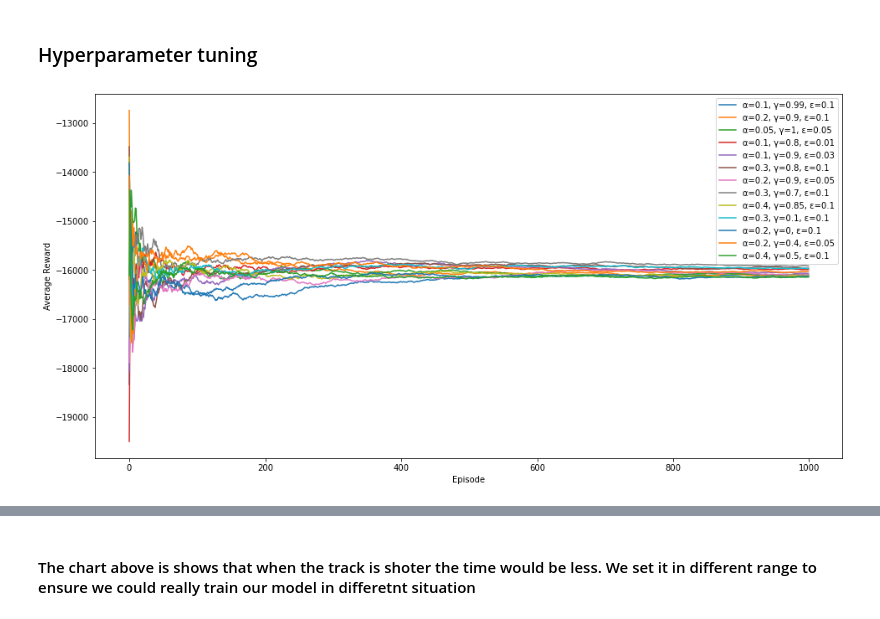
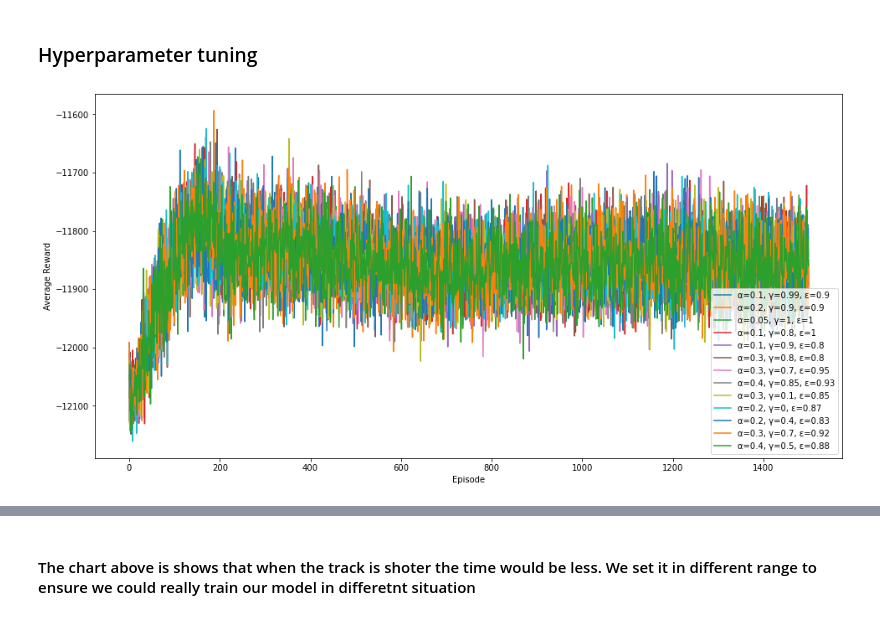
Before and after one commit to KradNosnatef/CS609-Project, a Jupyter notebook: Task1_QLearning_Yi.ipynb, the cells around one changed output, grey strips where cells are left out. Saved outputs shown, nothing was run; the diff lists cells and outputs as text; code cells hidden in the pictures.

Commit message:
modify epsilon to epsilon decay

```diff
--- a/Task1_QLearning_Yi.ipynb
+++ b/Task1_QLearning_Yi.ipynb
@@ -142,11 +142,12 @@ class Track:
 
 
 class QLearningAgent:
-    def __init__(self, n_actions=5, alpha=0.1, gamma=0.99, epsilon=0.1):
+    def __init__(self, n_actions=5, alpha=0.1, gamma=0.99, epsilon=0.8, epsilon_decay=0.995):
         self.n_actions = n_actions
         self.alpha = alpha
         self.gamma = gamma
         self.epsilon = epsilon
+        self.epsilon_decay = epsilon_decay
         self.q_table = {}
 
     def _discretize_state(self, state):
@@ -155,6 +156,7 @@ class QLearningAgent:
 
     def act(self, state):
         discrete_state = self._discretize_state(state)
+        self.epsilon = self.epsilon * self.epsilon_decay
         if np.random.uniform(0, 1) < self.epsilon:
             return np.random.randint(self.n_actions)
         return np.argmax(self.get_q_values(discrete_state))
@@ -177,65 +179,60 @@ env = Track(new_car)
 
 agent = QLearningAgent()
 
-EPISODES = 1000
+EPISODES = 1500
 
 # Define different parameter sets
 parameter_sets = [
-    {"alpha": 0.1, "gamma": 0.99, "epsilon": 0.1},
-    {"alpha": 0.2, "gamma": 0.9, "epsilon": 0.1},
-    {"alpha": 0.05, "gamma": 1, "epsilon": 0.05},
-    {"alpha": 0.1, "gamma": 0.8, "epsilon": 0.01},
-    {"alpha": 0.1, "gamma": 0.9, "epsilon": 0.03},
-    {"alpha": 0.3, "gamma": 0.8, "epsilon": 0.1},
-    {"alpha": 0.2, "gamma": 0.9, "epsilon": 0.05},
-    {"alpha": 0.3, "gamma": 0.7, "epsilon": 0.1},
-    {"alpha": 0.4, "gamma": 0.85, "epsilon": 0.1},
-    {"alpha": 0.3, "gamma": 0.1, "epsilon": 0.1},
-    {"alpha": 0.2, "gamma": 0, "epsilon": 0.1},
-    {"alpha": 0.2, "gamma": 0.4, "epsilon": 0.05},
-    {"alpha": 0.3, "gamma": 0.7, "epsilon": 0.1},
-    {"alpha": 0.4, "gamma": 0.5, "epsilon": 0.1}
+    {"alpha": 0.1, "gamma": 0.99, "epsilon": 0.9},
+    {"alpha": 0.2, "gamma": 0.9, "epsilon": 0.9},
+    {"alpha": 0.05, "gamma": 1, "epsilon": 1},
+    {"alpha": 0.1, "gamma": 0.8, "epsilon": 1},
+    {"alpha": 0.1, "gamma": 0.9, "epsilon": 0.8},
+    {"alpha": 0.3, "gamma": 0.8, "epsilon": 0.8},
+    {"alpha": 0.2, "gamma": 0.9, "epsilon": 0.9},
+    {"alpha": 0.3, "gamma": 0.7, "epsilon": 0.95},
+    {"alpha": 0.4, "gamma": 0.85, "epsilon": 0.93},
+    {"alpha": 0.3, "gamma": 0.1, "epsilon": 0.85},
+    {"alpha": 0.2, "gamma": 0, "epsilon": 0.87},
+    {"alpha": 0.2, "gamma": 0.4, "epsilon": 0.83},
+    {"alpha": 0.3, "gamma": 0.7, "epsilon": 0.92},
+    {"alpha": 0.4, "gamma": 0.5, "epsilon": 0.88}
 ]
-
-
-
-
 
 
 results = {}
 
 for params in parameter_sets:
     # Initialize agent with current parameters
     agent = QLearningAgent(alpha=params["alpha"], gamma=params["gamma"], epsilon=params["epsilon"])
-
-    avg_rewards = []
-    running_sum = 0
+    rewards = []
     for episode in tqdm(range(EPISODES)):
         state = env.reset()
+        env.radius = 600
+#         print(state)
         done = False
         G = 0
         while not done:
             action = agent.act(state)
             reward, next_state, done, _ = env.transition(action)
             agent.update(state, action, reward, next_state)
-            state = next_state
+            state = deepcopy(next_state)
             G += reward
-        running_sum += G
-        avg_reward = running_sum / (episode + 1) # episode + 1 because indexing starts at 0
-        avg_rewards.append(avg_reward)
+        rewards.append(G)
 
     # Store average rewards for this parameter set
     param_label = f'α={params["alpha"]}, γ={params["gamma"]}, ε={params["epsilon"]}'
-    results[param_label] = avg_rewards
+#     results[param_label] = avg_rewards
+    results[param_label] = rewards
 
 # Plot results
 plt.figure(figsize=(16,8))
 for param_label, avg_rewards in results.items():
     plt.plot(avg_rewards, label=param_label)
 
 plt.xlabel('Episode')
 plt.ylabel('Average Reward')
 plt.legend()
 plt.show()
 # %% [output]
-[figure, old version]
+[figure, new version]
```
Also changed, not shown: parts of 12 cells of this notebook.
